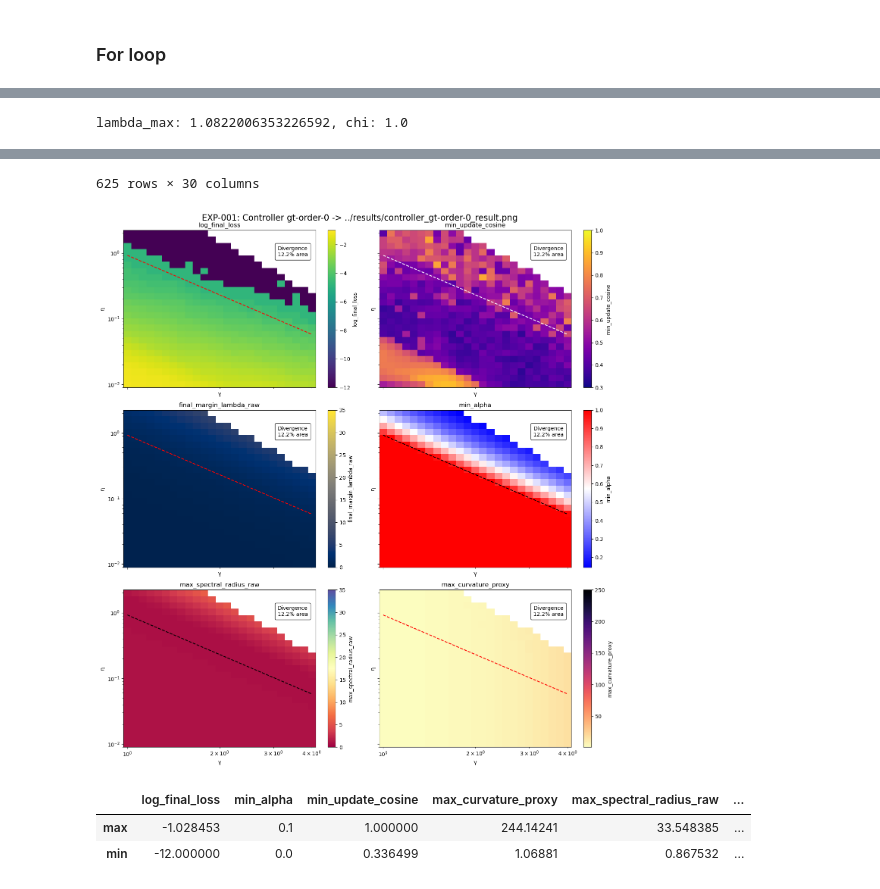
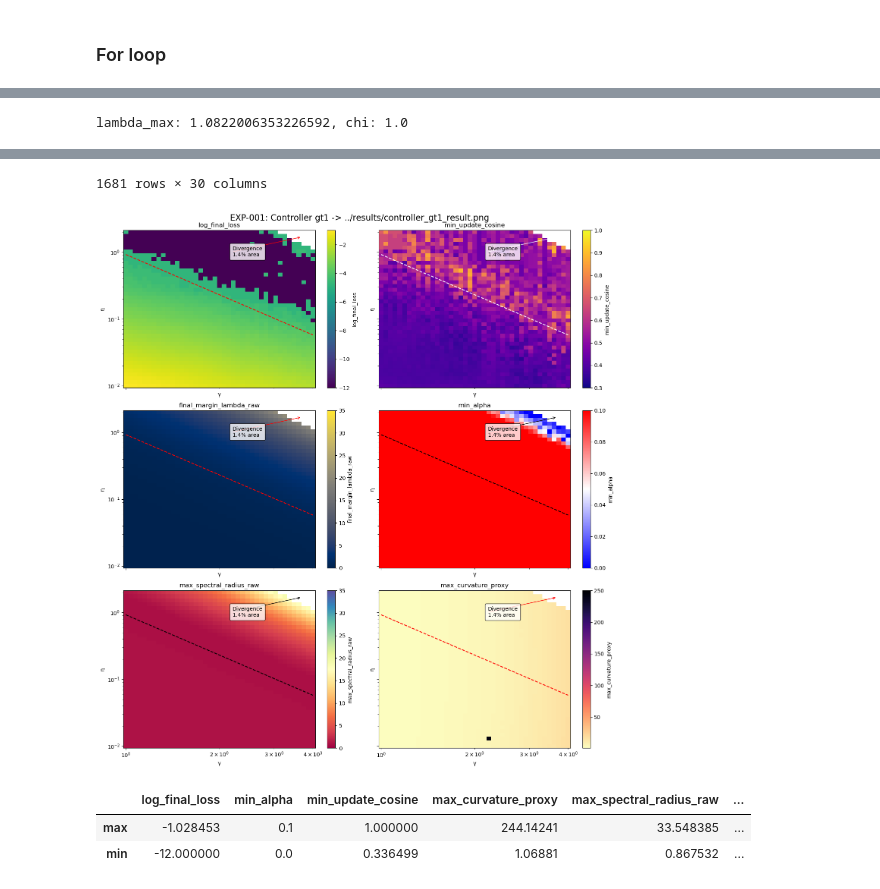
Before and after one commit to manuelblancovalentin/kappa_budgeting, a Jupyter notebook: workspace/ablations/exp_001_lin1_stability_phase_diagram/notebooks/exp_001_global_throttle_parameter_sweep.ipynb, the cells around one changed output, grey strips where cells are left out. Saved outputs shown, nothing was run; the diff lists cells and outputs as text; code cells hidden in the pictures.

```diff
--- a/workspace/ablations/exp_001_lin1_stability_phase_diagram/notebooks/exp_001_global_throttle_parameter_sweep.ipynb
+++ b/workspace/ablations/exp_001_lin1_stability_phase_diagram/notebooks/exp_001_global_throttle_parameter_sweep.ipynb
@@ -576,10 +576,10 @@ print(f'lambda_max: {dataset.lam_nom}, chi: {CHI}')
 
 # Reload (so I can re-run this code without re-running the whole sweep)
 #FILE = "../results/parameter_sweep_controller_none.csv"
-FILE = "../results/parameter_sweep3_controller_gt0.csv"
-#FILE = "../results/parameter_sweep5_controller_gt-order-1.csv"
+#FILE = "../results/parameter_sweep3_controller_gt0.csv"
+FILE = "../results/parameter_sweep5_controller_gt-order-1.csv"
 df = pd.read_csv(FILE)
-controller_name = df["controller"].iloc[0].replace("-order-1", "1")
+controller_name = df["controller"].iloc[0].replace("-order-1", "1").replace("-order-0", "0")
 
 from IPython.display import display
 display(df)
@@ -613,7 +613,7 @@ fig, axs = plot_phase(etas, gammas, grids=grids, cmaps=cmaps, ranges = ranges,
            suptitle=f"EXP-001: Controller {controller_name} -> {os.path.dirname(FILE)}/controller_{controller_name}_result.png")
 
 # Save fig
-fig.savefig(f"../results/controller_{controller_name}_result.png", dpi=300)
+#fig.savefig(f"../results/controller_{controller_name}_result.png", dpi=300)
 plt.show(fig)
 # %% [output]
 lambda_max: 1.0822006353226592, chi: 1.0
@@ -632,5 +632,5 @@ lambda_max: 1.0822006353226592, chi: 1.0
-625 rows × 30 columns
+1681 rows × 30 columns
-[figure, old version]
+[figure, new version]
 # %%
 df.iloc[:, df.columns.isin(mets)].describe().loc[['max','min']]
 # %% [output]
```
Also changed, not shown: parts of 1 cell of this notebook.
